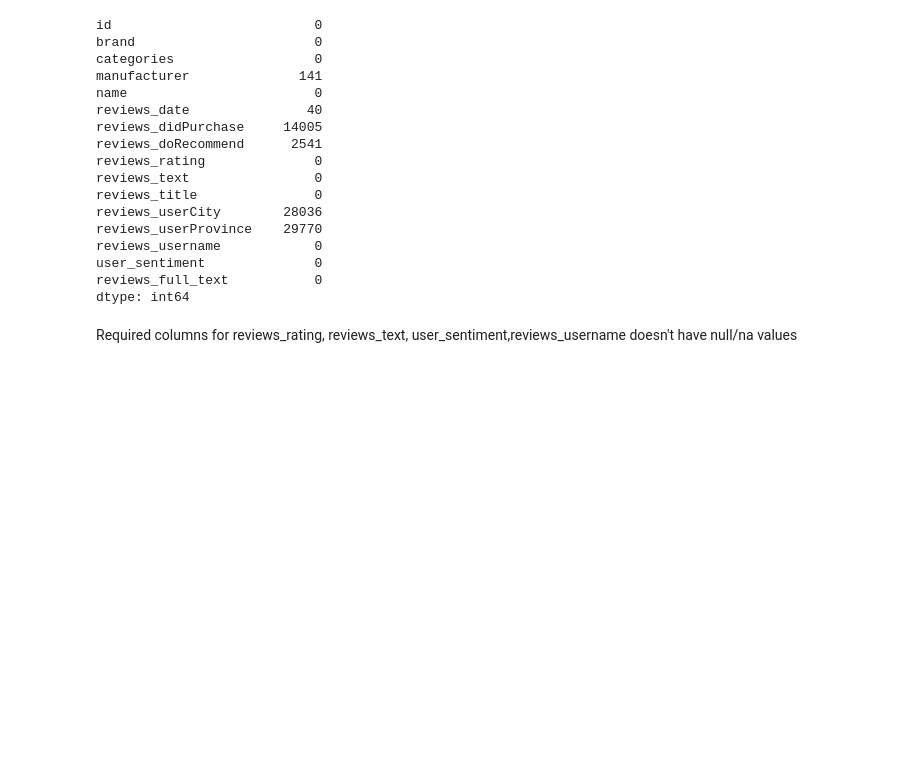
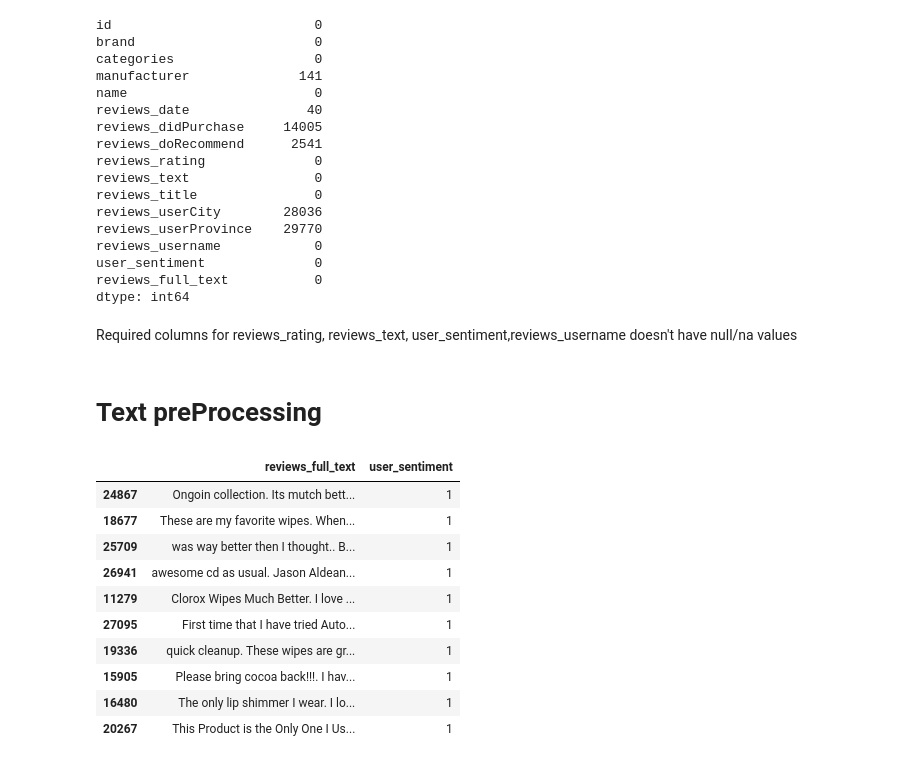
Before and after one commit to sYashReddy/upGradCapstone, a Jupyter notebook: Untitled.ipynb, the cells around one changed output. Drawn from its saved outputs; the diff is of its cells as text; code cells hidden in the pictures; blank space fills up the shorter version.

```diff
--- a/Untitled.ipynb
+++ b/Untitled.ipynb
@@ -337,3 +337,5 @@ reviews_full_text           0
 dtype: int64
 # %% [markdown]
 Required columns for reviews_rating, reviews_text, user_sentiment,reviews_username doesn't have null/na values
+# %% [markdown]
+# Text preProcessing
@@ -339,0 +344,14 @@ Required columns for reviews_rating, reviews_text, user_sentiment,reviews_userna
+# %%
+df_reviews[["reviews_full_text", "user_sentiment"]].sample(10)
+# %% [output]
+|  | reviews_full_text | user_sentiment |
+| 24867 | Ongoin collection. Its mutch bett... | 1 |
+| 18677 | These are my favorite wipes. When... | 1 |
+| 25709 | was way better then I thought.. B... | 1 |
+| 26941 | awesome cd as usual. Jason Aldean... | 1 |
+| 11279 | Clorox Wipes Much Better. I love ... | 1 |
+| 27095 | First time that I have tried Auto... | 1 |
+| 19336 | quick cleanup. These wipes are gr... | 1 |
+| 15905 | Please bring cocoa back!!!. I hav... | 1 |
+| 16480 | The only lip shimmer I wear. I lo... | 1 |
+| 20267 | This Product is the Only One I Us... | 1 |
```
Also changed, not shown: parts of 11 cells of this notebook.
